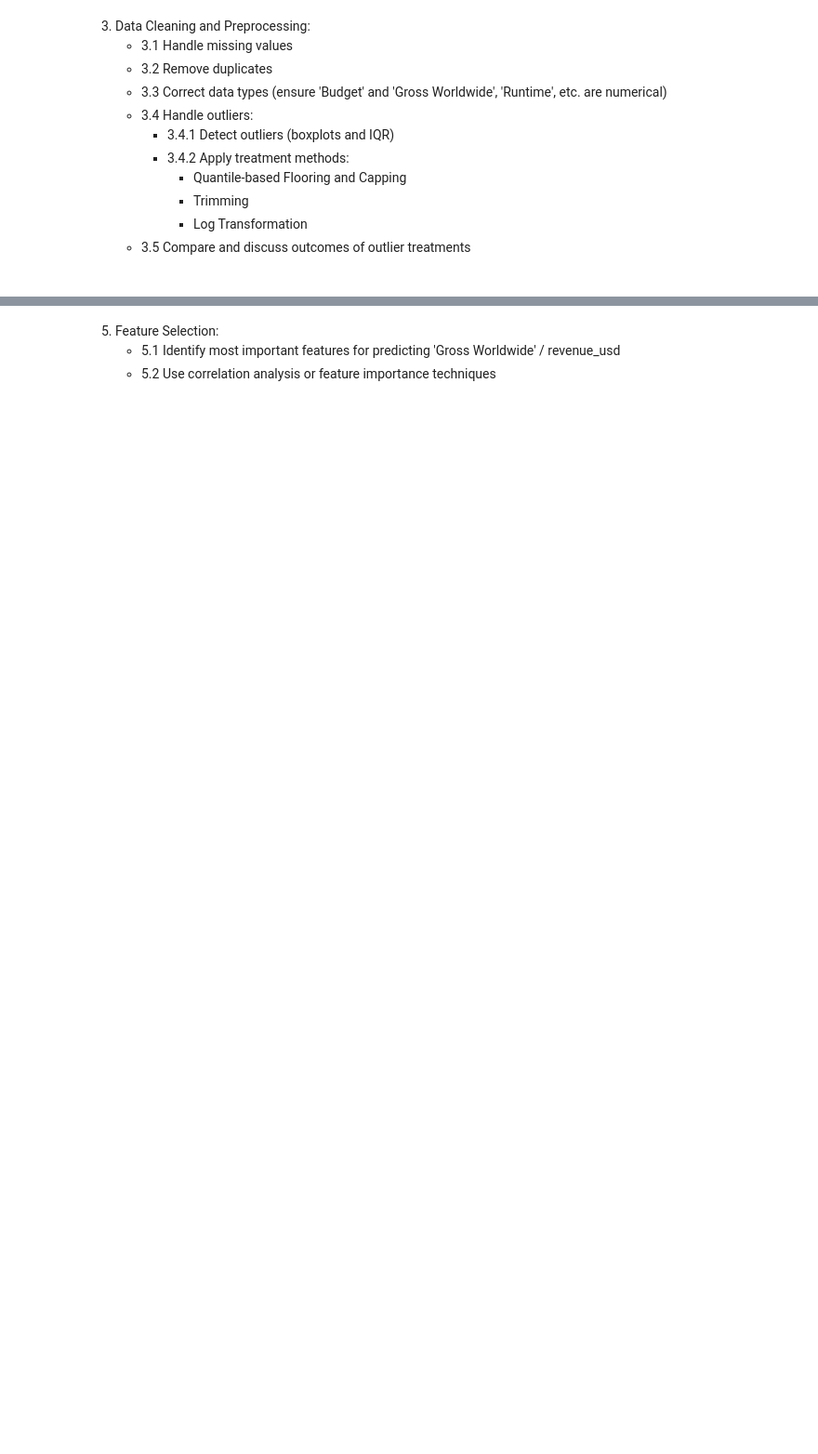
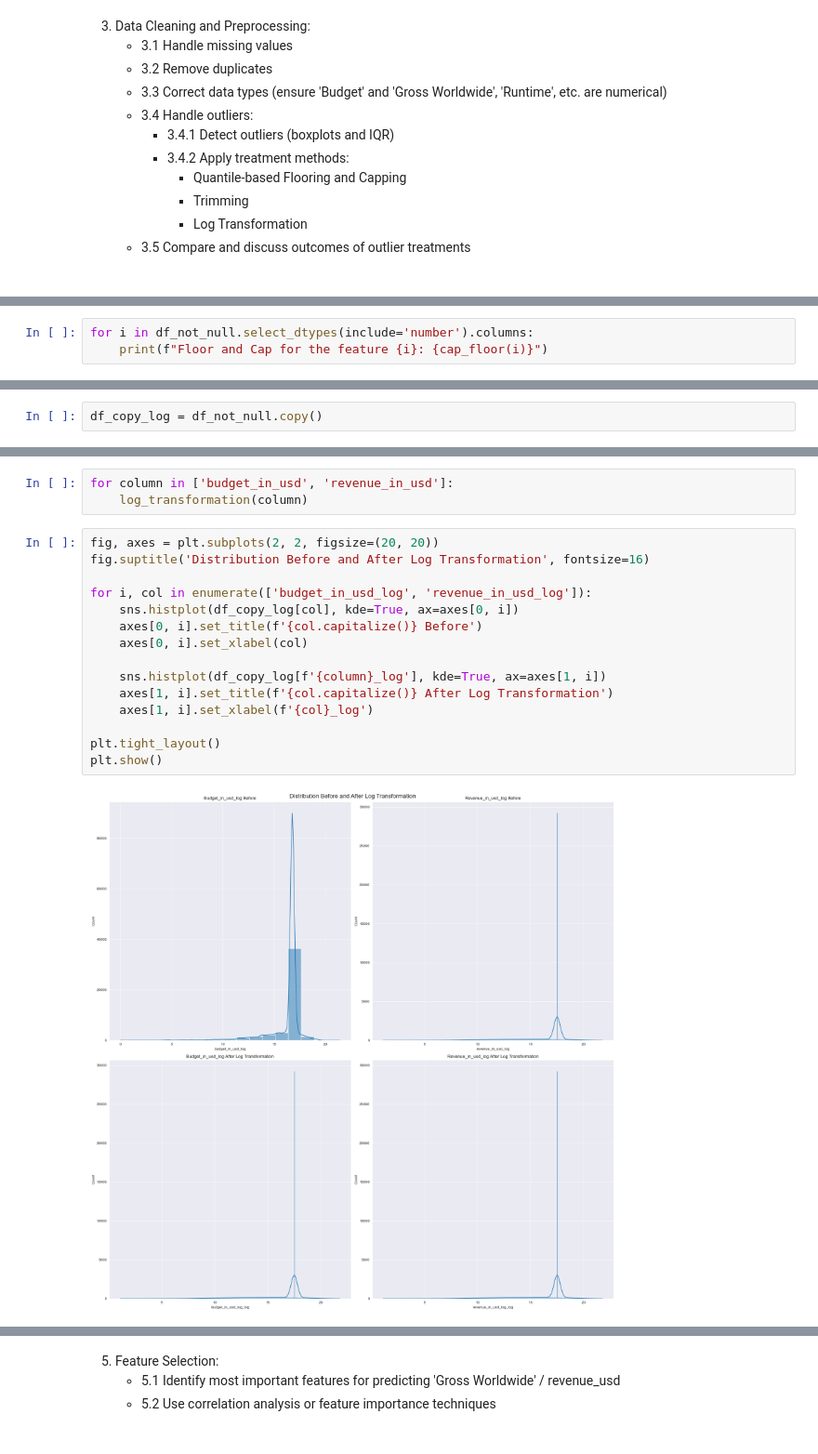
Before and after one commit to akinolu52/movie-revenue-prediction, a Jupyter notebook: explore.ipynb, the cells around one changed output, grey strips where cells are left out. Shown at 93% size. Drawn from its saved outputs; the diff is of its cells as text; blank space fills up the shorter version.

```diff
--- a/explore.ipynb
+++ b/explore.ipynb
@@ -522,0 +1002,3 @@ df.shape
+# %%
+for i in df_not_null.select_dtypes(include='number').columns:
+    print(f"Floor and Cap for the feature {i}: {cap_floor(i)}")
@@ -522,0 +1059,2 @@ df.shape
+# %%
+df_copy_log = df_not_null.copy()
@@ -522,0 +1070,20 @@ df.shape
+# %%
+for column in ['budget_in_usd', 'revenue_in_usd']:
+    log_transformation(column)
+# %%
+fig, axes = plt.subplots(2, 2, figsize=(20, 20))
+fig.suptitle('Distribution Before and After Log Transformation', fontsize=16)
+
+for i, col in enumerate(['budget_in_usd_log', 'revenue_in_usd_log']):
+    sns.histplot(df_copy_log[col], kde=True, ax=axes[0, i])
+    axes[0, i].set_title(f'{col.capitalize()} Before')
+    axes[0, i].set_xlabel(col)
+
+    sns.histplot(df_copy_log[f'{column}_log'], kde=True, ax=axes[1, i])
+    axes[1, i].set_title(f'{col.capitalize()} After Log Transformation')
+    axes[1, i].set_xlabel(f'{col}_log')
+
+plt.tight_layout()
+plt.show()
+# %% [output]
+[figure, added]
```
Also changed, not shown: parts of 119 cells of this notebook, 1 other file.
